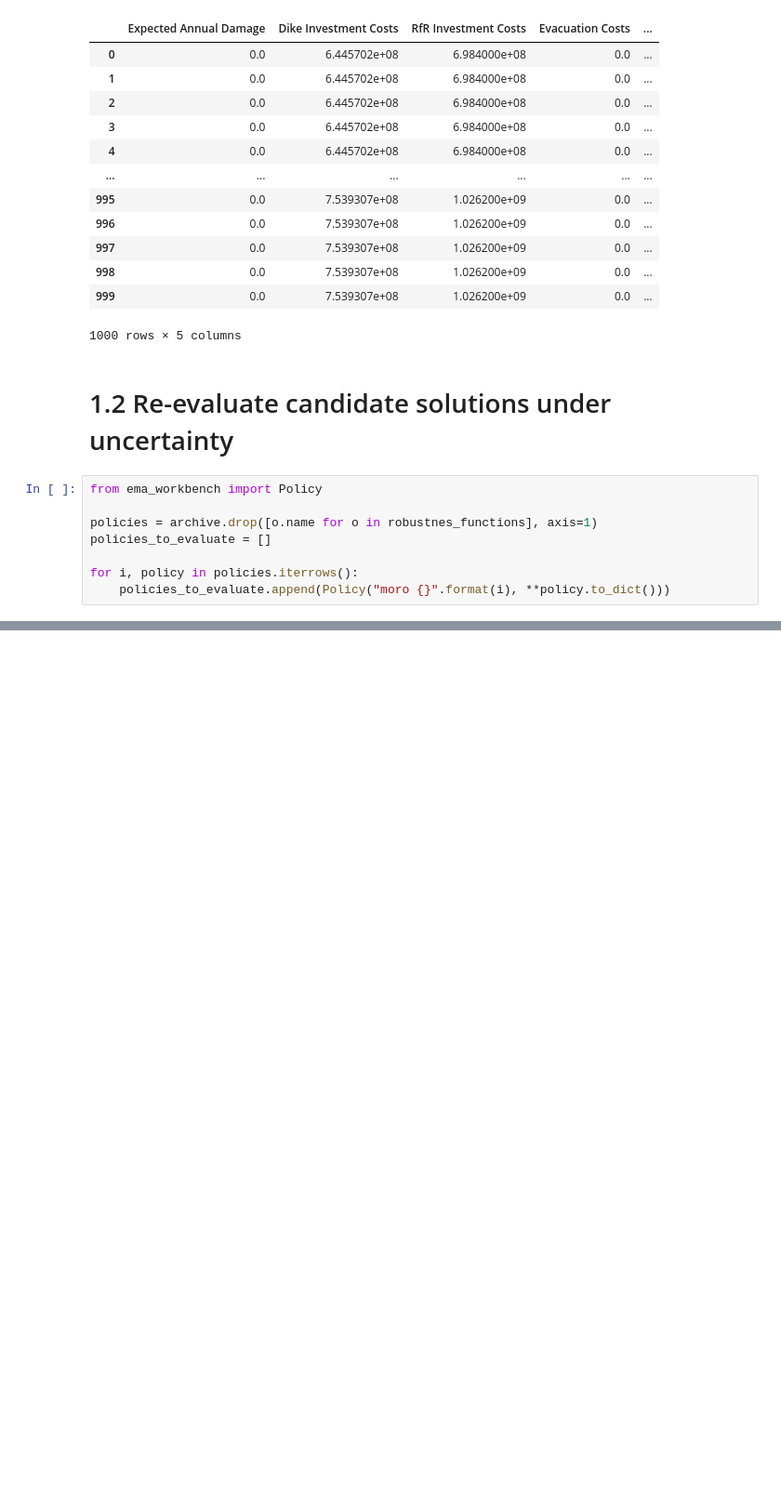
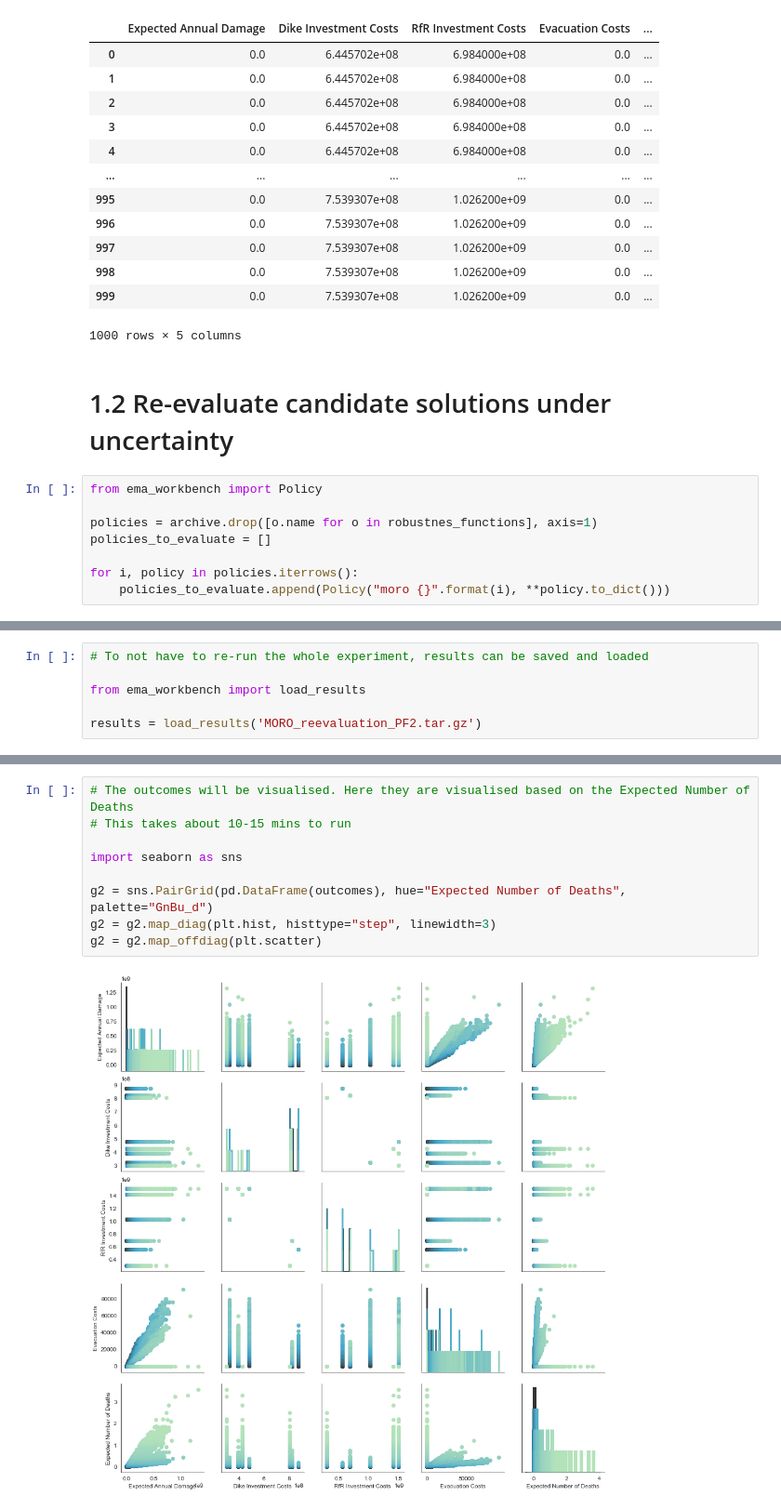
Before and after one commit to herzogrh/EPA1361, a Jupyter notebook: final assignment/Optimisation_Moro_Personalised.ipynb, the cells around one changed output, grey strips where cells are left out. Shown at 93% size. Drawn from its saved outputs; the diff is of its cells as text; blank space fills up the shorter version.

```diff
--- a/final assignment/Optimisation_Moro_Personalised.ipynb
+++ b/final assignment/Optimisation_Moro_Personalised.ipynb
@@ -433,0 +406,6 @@ policies.to_csv('moro polices.csv')
+# %%
+# To not have to re-run the whole experiment, results can be saved and loaded
+
+from ema_workbench import load_results
+
+results = load_results('MORO_reevaluation_PF2.tar.gz')
@@ -458,0 +485,11 @@ plt.show()
+# %%
+# The outcomes will be visualised. Here they are visualised based on the Expected Number of Deaths
+# This takes about 10-15 mins to run
+
+import seaborn as sns
+
+g2 = sns.PairGrid(pd.DataFrame(outcomes), hue="Expected Number of Deaths", palette="GnBu_d")
+g2 = g2.map_diag(plt.hist, histtype="step", linewidth=3)
+g2 = g2.map_offdiag(plt.scatter)
+# %% [output]
+[figure, added]
```
Also changed, not shown: parts of 28 cells of this notebook, 3 other files.
